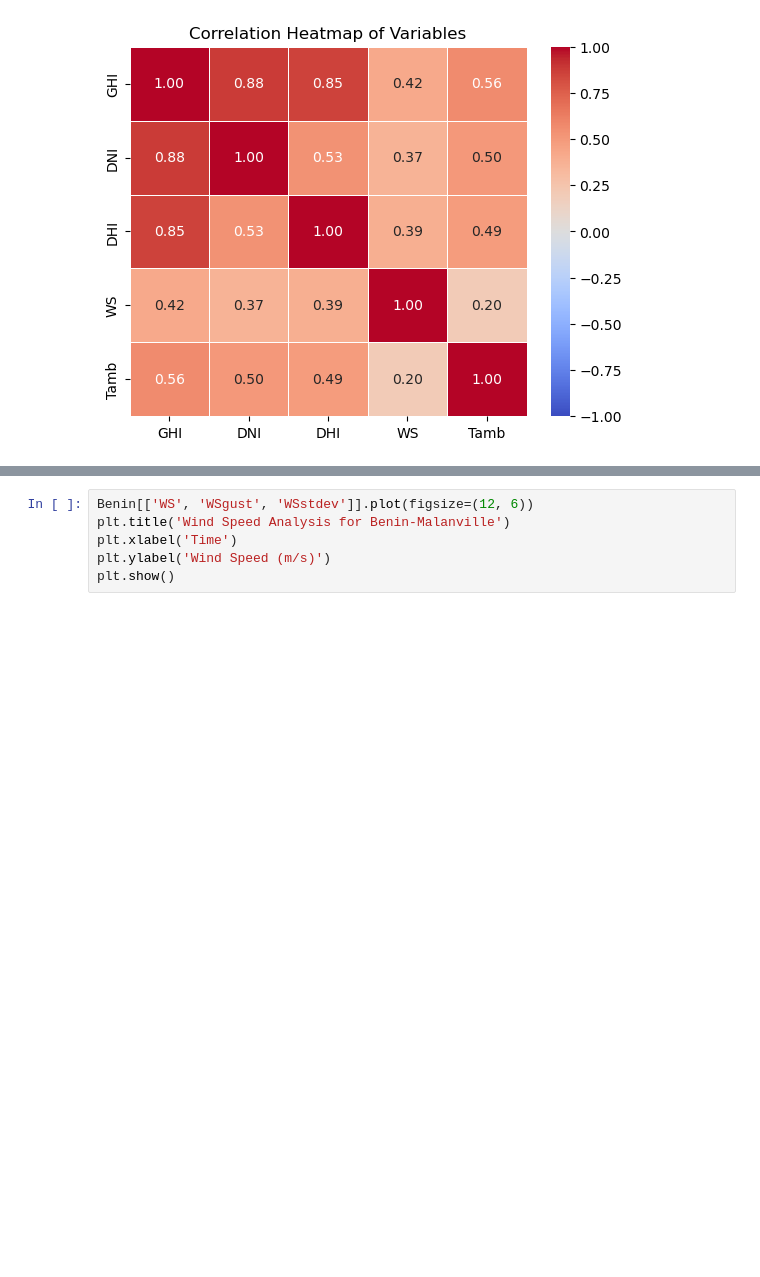
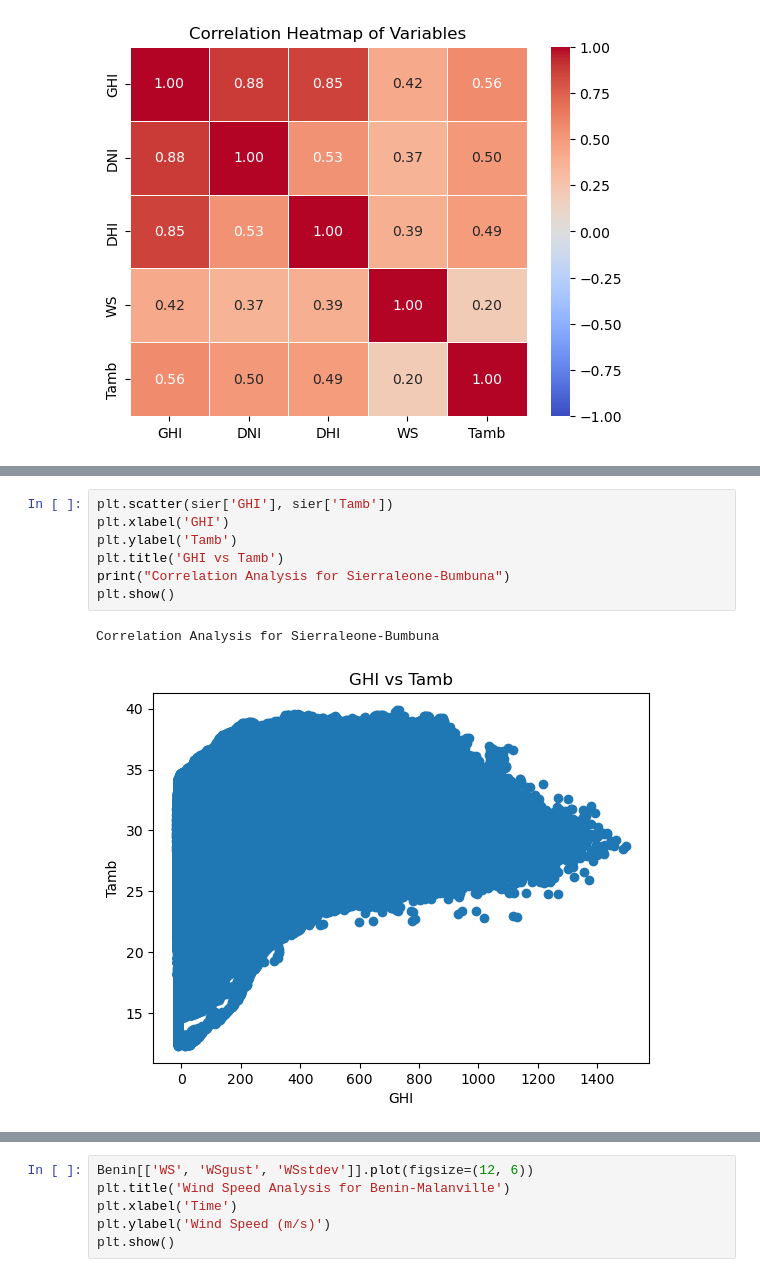
Before and after one commit to nolawit-fant/solar-radaition, a Jupyter notebook: notebooks/EDA.ipynb, the cells around one changed output, grey strips where cells are left out. Cells and saved outputs as stored; diff of their text form; blank space fills up the shorter version.

```diff
--- a/notebooks/EDA.ipynb
+++ b/notebooks/EDA.ipynb
@@ -412,0 +425,10 @@ plt.show()
+# %%
+plt.scatter(sier['GHI'], sier['Tamb'])
+plt.xlabel('GHI')
+plt.ylabel('Tamb')
+plt.title('GHI vs Tamb')
+print("Correlation Analysis for Sierraleone-Bumbuna")
+plt.show()
+# %% [output]
+Correlation Analysis for Sierraleone-Bumbuna
+[figure, added]
```
Also changed, not shown: parts of 12 cells of this notebook.
